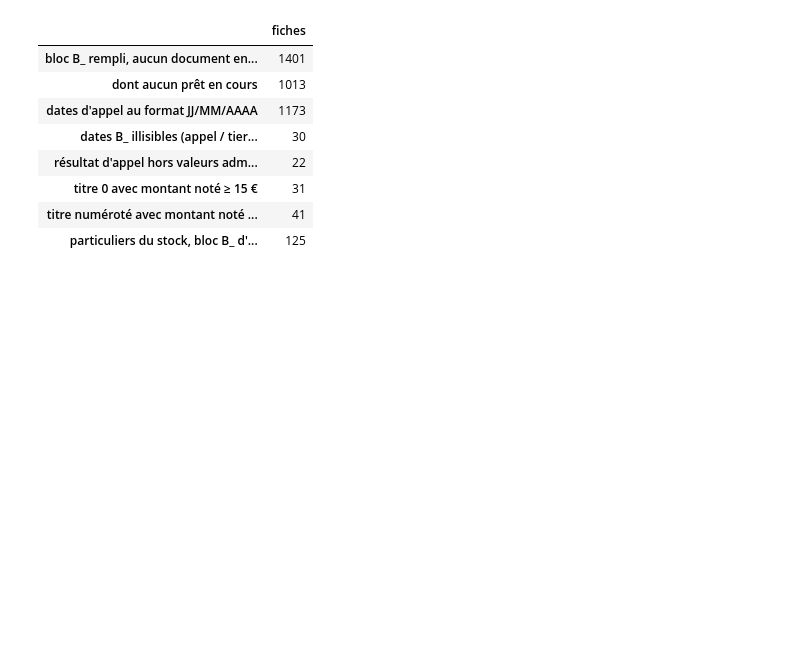
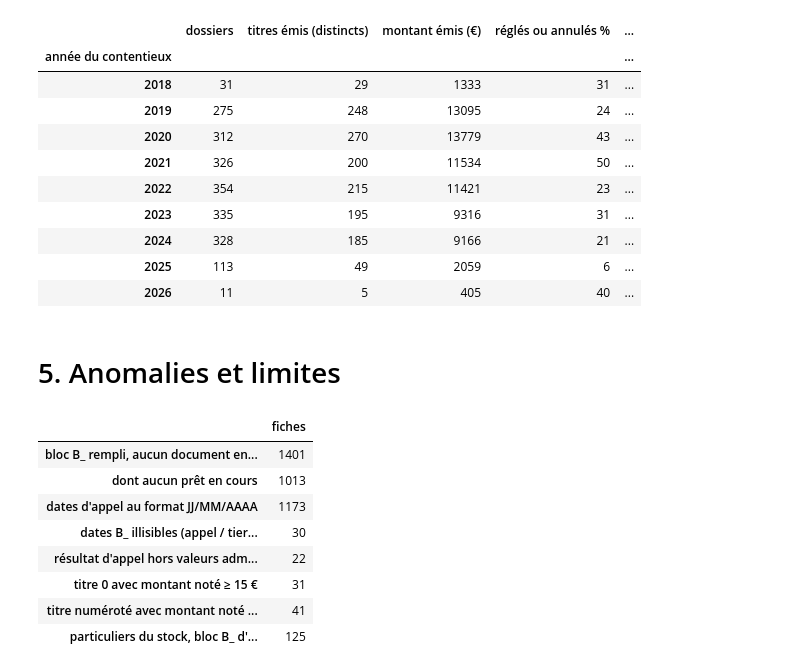
Before and after one commit to medrbx/kibini2, a Jupyter notebook: kibini/adm_contentieux_statistiques.ipynb, the cells around one changed output. Cells and saved outputs as stored; diff of their text form; code cells hidden in the pictures; blank space fills up the shorter version.

```diff
--- a/kibini/adm_contentieux_statistiques.ipynb
+++ b/kibini/adm_contentieux_statistiques.ipynb
@@ -1354,3 +610,19 @@ La première ligne correspond aux fiches que vide le script `adm_contentieux_net
+# %%
+titres.round(0).astype('Int64')
+# %% [output]
+|  | dossiers | titres émis (distincts) | montant émis (€) | réglés ou annulés % | ... |
+| année du contentieux |  |  |  |  | ... |
+| 2018 | 31 | 29 | 1333 | 31 | ... |
+| 2019 | 275 | 248 | 13095 | 24 | ... |
+| 2020 | 312 | 270 | 13779 | 43 | ... |
+| 2021 | 326 | 200 | 11534 | 50 | ... |
+| 2022 | 354 | 215 | 11421 | 23 | ... |
+| 2023 | 335 | 195 | 9316 | 31 | ... |
+| 2024 | 328 | 185 | 9166 | 21 | ... |
+| 2025 | 113 | 49 | 2059 | 6 | ... |
+| 2026 | 11 | 5 | 405 | 40 | ... |
+# %% [markdown]
+# 5. Anomalies et limites
 # %%
 bloc = renseigne(adh['B_address']) | renseigne(adh['B_address2']) | renseigne(adh['B_country']) | renseigne(adh['B_state'])
 sans_retard = bloc & ~adh['borrowernumber'].isin(stock['borrowernumber'])
```
Also changed, not shown: parts of 89 cells of this notebook.
